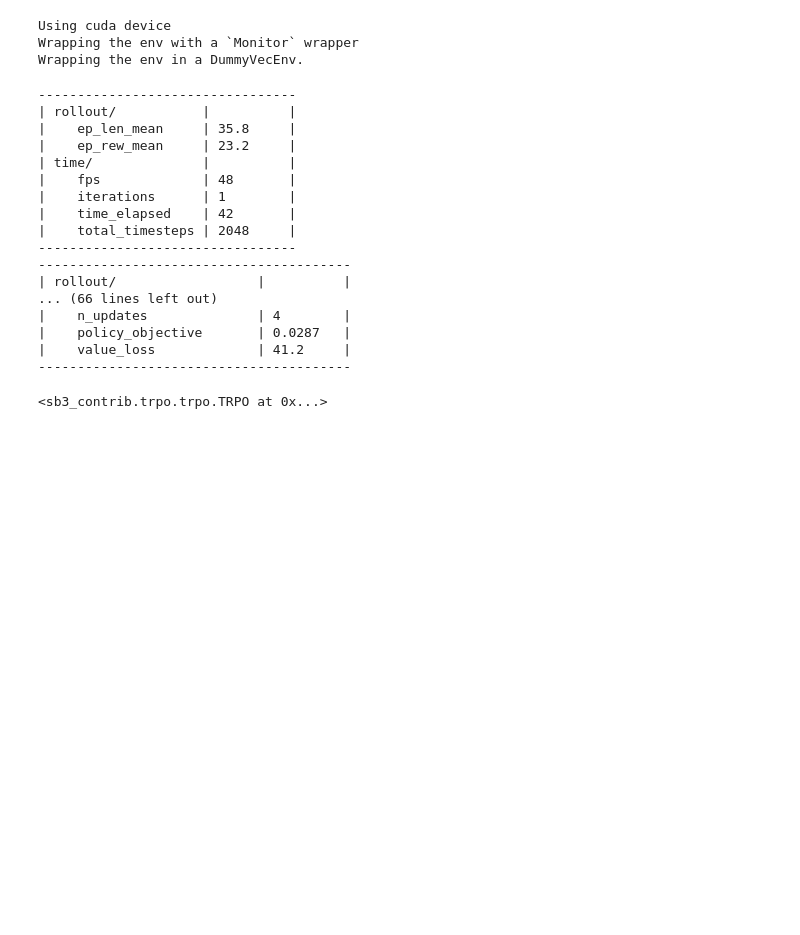
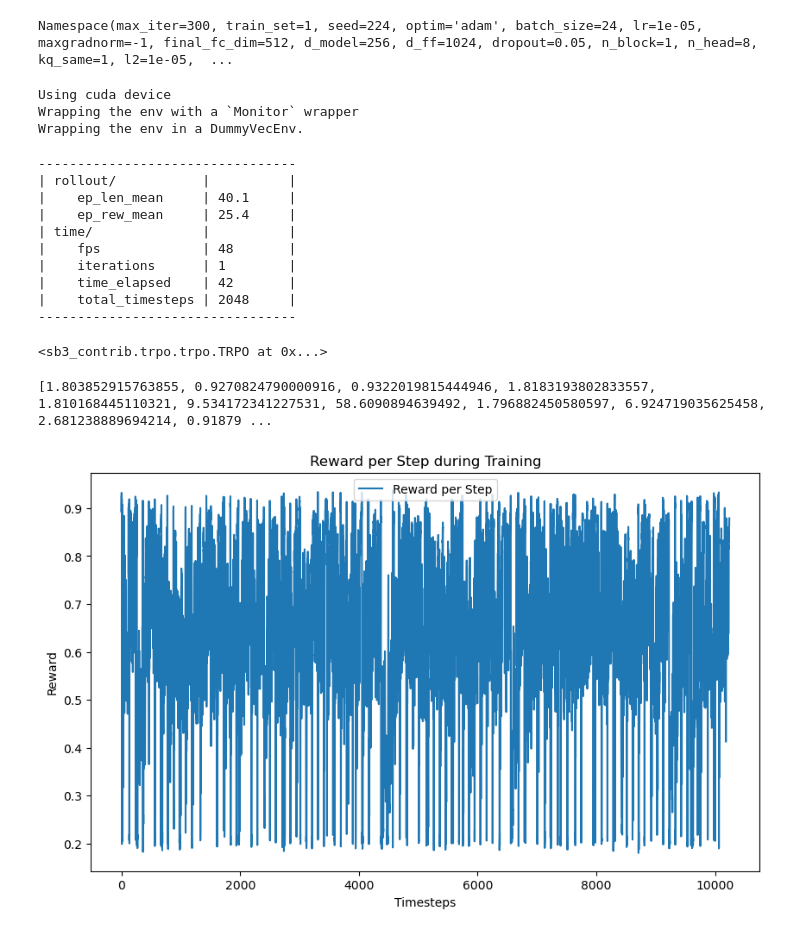
Before and after one commit to JerryHao2001/KT_RL_Recommender, a Jupyter notebook: recommender_v1.ipynb, the cells around one changed output. Saved outputs shown, nothing was run; the diff lists cells and outputs as text; code cells hidden in the pictures; blank space fills up the shorter version.

Commit message:
feat: callback func, p_q_dict load & save

```diff
--- a/recommender_v1.ipynb
+++ b/recommender_v1.ipynb
@@ -198,33 +45,51 @@ class PracticeProblemEnv(gym.Env):
+# %%
+with open('result/akt_pid/assist2009_pid/args.pkl', 'rb') as f:
+    params = pickle.load(f)
+print(params)
+# %% [output]
+Namespace(max_iter=300, train_set=1, seed=224, optim='adam', batch_size=24, lr=1e-05, maxgradnorm=-1, final_fc_dim=512, d_model=256, d_ff=1024, dropout=0.05, n_block=1, n_head=8, kq_same=1, l2=1e-05,  ...
 # %%
-with open('result/akt_pid/assist2009_pid/args.pkl', 'rb') as f:
-    params = pickle.load(f)
-
 env = PracticeProblemEnv(params,max_step=100, rew_func='mock', n_PperQ=10, units = [1], device=device)
 
 # Define and train the TRPO model
 model = TRPO('MlpPolicy', env, verbose=1)
+
+# self-defined callback
+total_timesteps = 1
+callback = ProgressCallback(total_timesteps=total_timesteps)
 # %% [output]
 Using cuda device
 Wrapping the env with a `Monitor` wrapper
 Wrapping the env in a DummyVecEnv.
 # %%
-model.learn(total_timesteps=10000)
+model.learn(total_timesteps=total_timesteps, callback=callback)
 # %% [output]
 ---------------------------------
 | rollout/           |          |
-|    ep_len_mean     | 35.8     |
-|    ep_rew_mean     | 23.2     |
+|    ep_len_mean     | 40.1     |
+|    ep_rew_mean     | 25.4     |
 | time/              |          |
 |    fps             | 48       |
 |    iterations      | 1        |
 |    time_elapsed    | 42       |
 |    total_timesteps | 2048     |
 ---------------------------------
-----------------------------------------
-| rollout/                  |          |
-... (66 lines left out)
-|    n_updates              | 4        |
-|    policy_objective       | 0.0287   |
-|    value_loss             | 41.2     |
-----------------------------------------
 <sb3_contrib.trpo.trpo.TRPO at 0x...>
+# %%
+print(callback.episode_rewards)
+# %% [output]
+[1.803852915763855, 0.9270824790000916, 0.9322019815444946, 1.8183193802833557, 1.810168445110321, 9.534172341227531, 58.6090894639492, 1.796882450580597, 6.924719035625458, 2.681238889694214, 0.91879 ...
+# %%
+# 训练完成后，绘制奖励的可视化图
+from matplotlib import pyplot as plt
+
+
+plt.figure(figsize=(10, 6))
+plt.plot(callback.rewards, label='Reward per Step')
+plt.xlabel('Timesteps')
+plt.ylabel('Reward')
+plt.title('Reward per Step during Training')
+plt.legend()
+plt.show()
+# %% [output]
+[figure, added]
```
Also changed, not shown: parts of 11 cells of this notebook.
